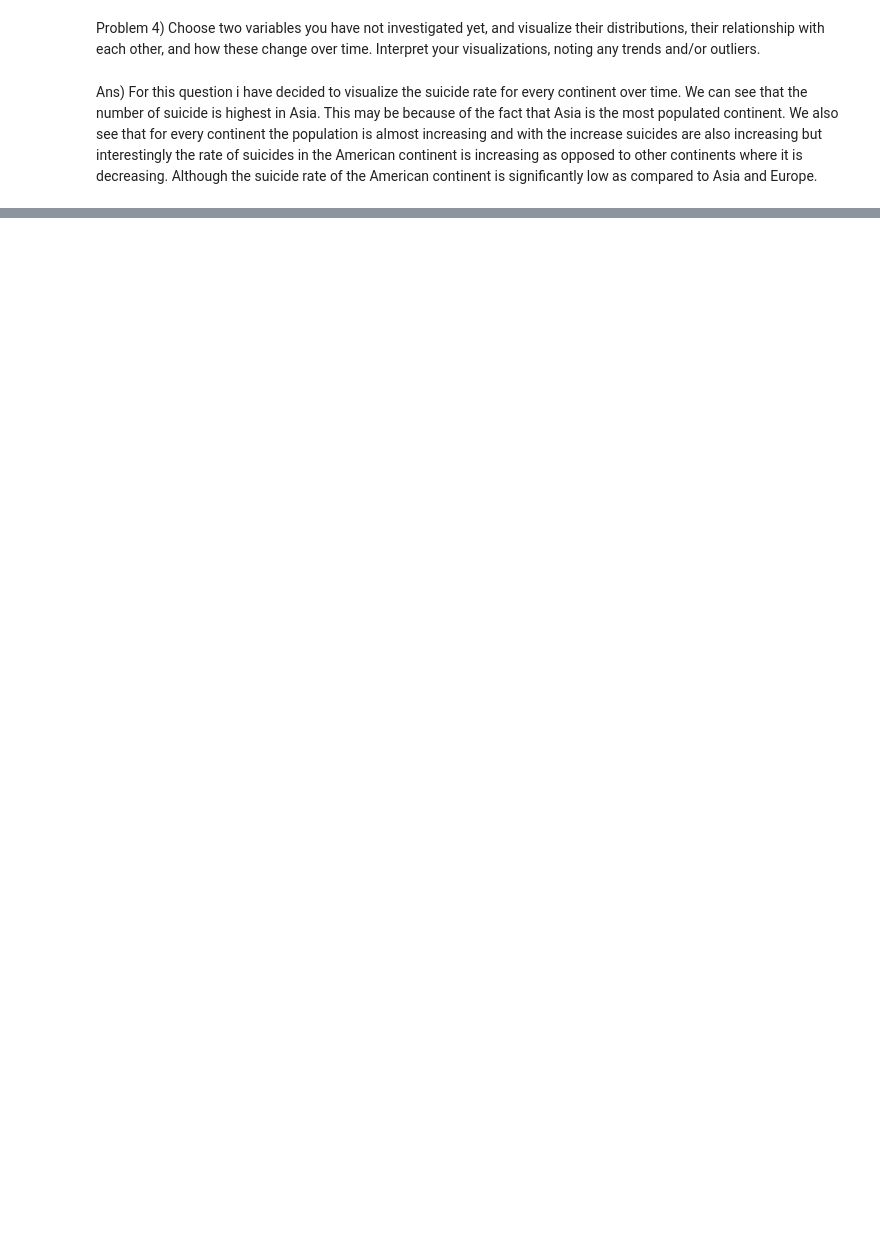
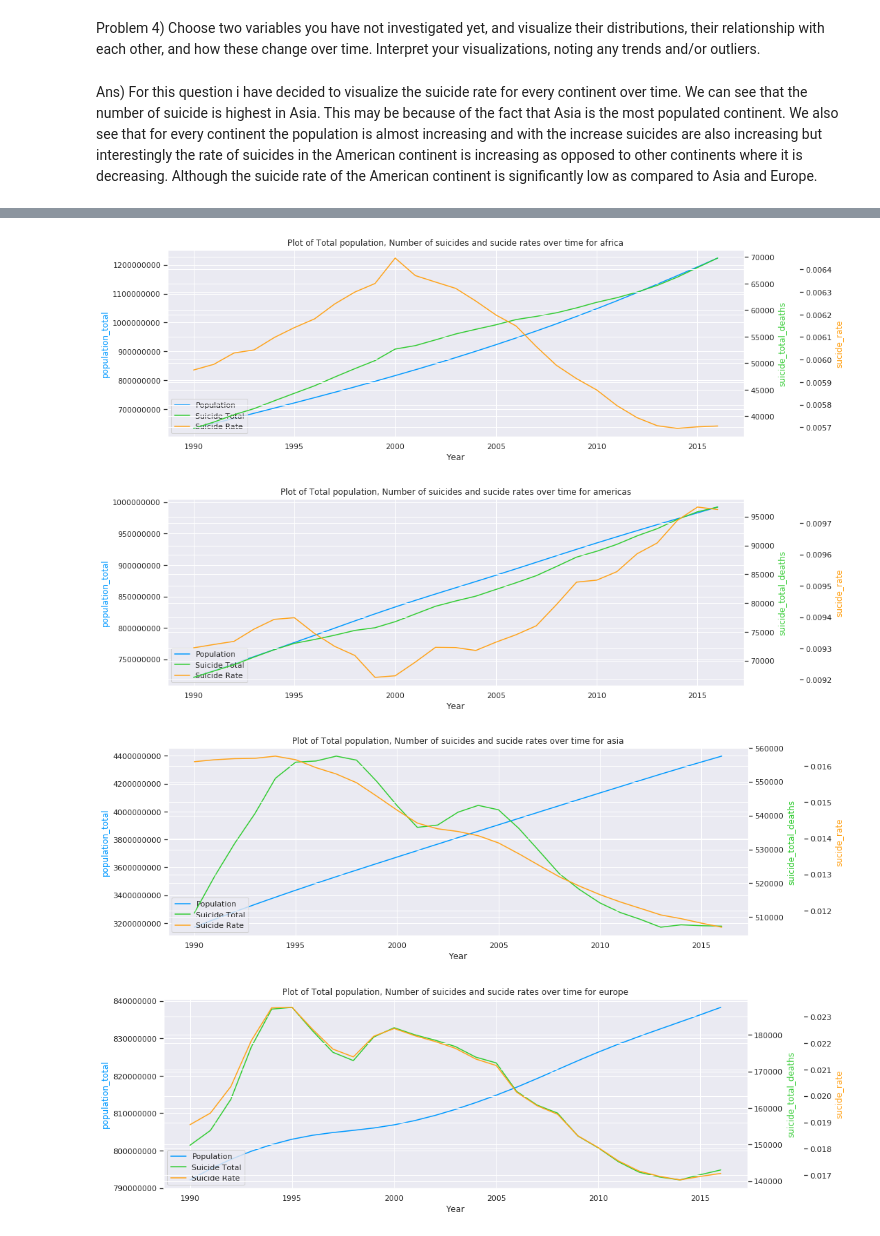
Before and after one commit to ParthTandel/DS5500-Assignment-1, a Jupyter notebook: Combined_All_Questions.ipynb, the cells around one changed output, grey strips where cells are left out. Saved outputs shown, nothing was run; the diff lists cells and outputs as text; code cells hidden in the pictures; blank space fills up the shorter version.

```diff
--- a/Combined_All_Questions.ipynb
+++ b/Combined_All_Questions.ipynb
@@ -279,31 +330,36 @@ continent_df.head()
 
 for Continent in list(continent_df["Continent"].unique()):
     cdf = continent_df[continent_df["Continent"] == Continent]
 
     sns.set(rc={'figure.figsize':(15,5)})
 
     fig = plt.figure()
     host = fig.add_subplot(111)
-    host.set_title(Continent)
+    host.set_title("Plot of Total population, Number of suicides and sucide rates over time for " + Continent)
     host.get_yaxis().get_major_formatter().set_scientific(False)
 
     par1 = host.twinx()
     par2 = host.twinx()
 
     host.set_xlabel("Year")
     host.set_ylabel("population_total")
     par1.set_ylabel("suicide_total_deaths")
     par2.set_ylabel("sucide_rate")
 
     p1, = host.plot(cdf["Year"], cdf["population_total"], color="#0099ff",label="Population")
     p2, = par1.plot(cdf["Year"], cdf["suicide_total_deaths"], color="#33cc33", label="Suicide Total")
     p3, = par2.plot(cdf["Year"], cdf["sucide_rate"], color="#ffa31a", label="Suicide Rate")
 
     lns = [p1, p2, p3]
     host.legend(handles=lns, loc='lower left')
     par2.spines['right'].set_position(('outward', 80))
     host.yaxis.label.set_color(p1.get_color())
     par1.yaxis.label.set_color(p2.get_color())
     par2.yaxis.label.set_color(p3.get_color())
 
     plt.show()
+# %% [output]
+[figure, added]
+[figure, added]
+[figure, added]
+[figure, added]
```
Also changed, not shown: parts of 14 cells of this notebook, 1 other file.
